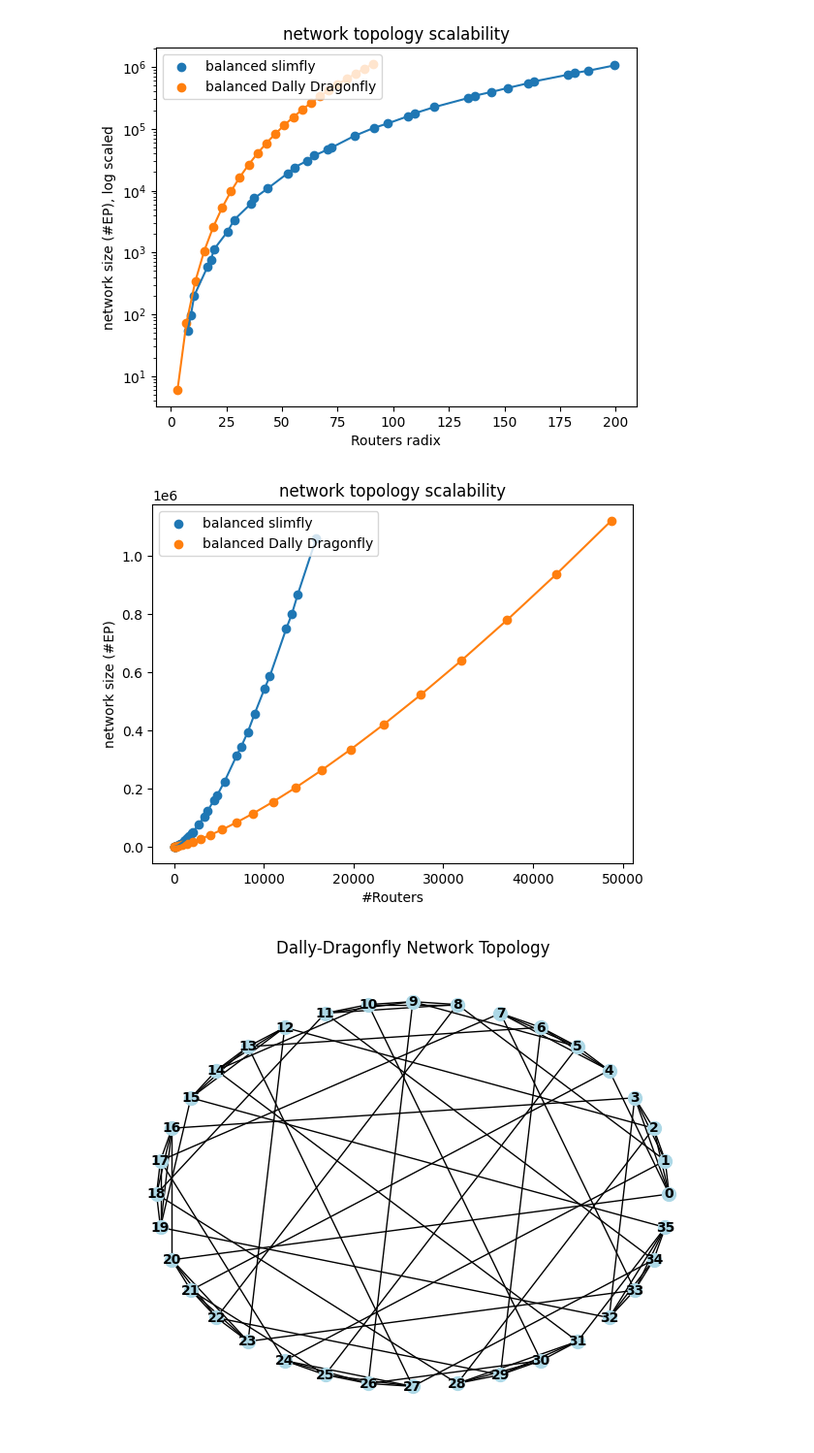
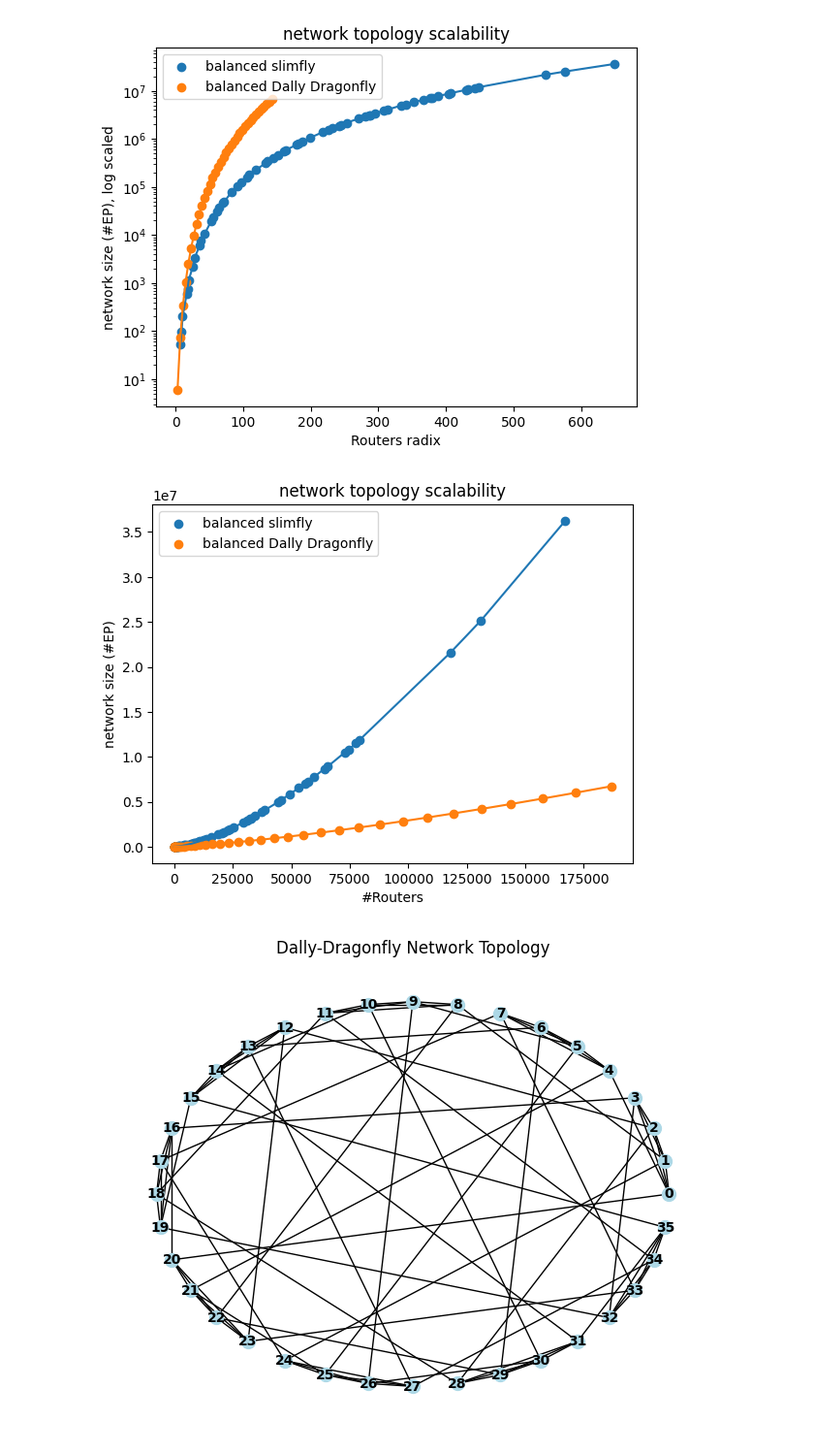
Before and after one commit to ziyuezzy/Nexullance, a Jupyter notebook: find_slimfly_and_DDF.ipynb, the cells around one changed output. Shown: that part at 97% size. Saved outputs shown, nothing was run; the diff lists cells and outputs as text; code cells hidden in the pictures.

```diff
--- a/find_slimfly_and_DDF.ipynb
+++ b/find_slimfly_and_DDF.ipynb
@@ -52,9 +76,10 @@ slimfly configuration found: q=89, delta=1 (15842, 133)
 #DDF
 DDF_configs=[]
 search_min=0  #lower bound of the search
-search_max=50000 #upper bound of the search
+search_max=200000 #upper bound of the search
 print(f"Searching for Dally Dragonfly configurations: (num_vertices, k'), Number of routers between {search_min} and {search_max}")
 a=0
+
 while 1:
     a+=2
     h=a//2
@@ -67,6 +92,6 @@ while 1:
     elif R>search_max:
         break
     else:
-        print(f"DDF config found: ({R}, {k-h}), (a={a}, h=p={h}, k={k} g={g}, N={R*p})")
-        DDF_configs.append((R*p, R, k))
+        print(f"DDF config found: ({R}, {k-p}), (a={a}, h=p={h}, k={k} g={g}, N={R*p})")
+        DDF_configs.append((R*p, R, k-p))
 # %% [output]
@@ -89,0 +115,3 @@ DDF config found: (48714, 68), (a=46, h=p=23, k=91 g=1059, N=1120422)
+# %%
+DDF_configs.sort()
+display(DDF_configs)
@@ -90,9 +136,9 @@ DDF config found: (48714, 68), (a=46, h=p=23, k=91 g=1059, N=1120422)
 # %%
 #plot slimfly
-configs.sort()
+SF_configs.sort()
 _x=[] # router radix
 _y=[] # network EPs (consider the 'full-bandwidth EP' in slimfly paper)
-for config in configs:
+for config in SF_configs:
     _x.append(config[1]*3/2)
     _y.append(config[0]*math.ceil(config[1]/2))
 plt.scatter(_x, _y, label='balanced slimfly')
@@ -120,9 +166,9 @@ plt.show()
 # %%
 #plot slimfly
-configs.sort()
+SF_configs.sort()
 _x=[] # router radix
 _y=[] # network EPs (consider the 'full-bandwidth EP' in slimfly paper)
-for config in configs:
+for config in SF_configs:
     _x.append(config[1]*3/2)
     _y.append(config[0]*math.ceil(config[1]/2))
 plt.scatter(_x, _y, label='balanced slimfly')
@@ -146,37 +192,37 @@ plt.legend(loc='upper left')
 plt.yscale("log")
 plt.show()
 # %% [output]
-[figure, old version]
+[figure, new version]
 # %%
 #plot slimfly
-configs.sort()
+SF_configs.sort()
 _x=[] # router radix
 _y=[] # network EPs (consider the 'full-bandwidth EP' in slimfly paper)
-for config in configs:
+for config in SF_configs:
     _x.append(config[0])
     _y.append(config[0]*math.ceil(config[1]/2))
 plt.scatter(_x, _y, label='balanced slimfly')
 plt.plot(_x, _y)
 
 #plot DDF
 DDF_configs.sort()
 _x=[] # router radix
 _y=[] # network EPs (consider the 'full-bandwidth EP' in slimfly paper)
 for config in DDF_configs:
     _x.append(config[1])
     _y.append(config[0])
 plt.scatter(_x, _y, label='balanced Dally Dragonfly')
 plt.plot(_x, _y)
 
 # Add labels and title
 plt.xlabel('#Routers')
 plt.ylabel('network size (#EP)')
 plt.title('network topology scalability')
 plt.legend(loc='upper left')
 # plt.yscale("log")
 plt.show()
 # %% [output]
-[figure, old version]
+[figure, new version]
 # %%
 ddf=DDF.DDFtopo(36,5)
 G=ddf.nx_graph
```
Also changed, not shown: parts of 11 cells of this notebook, 18 other files.
